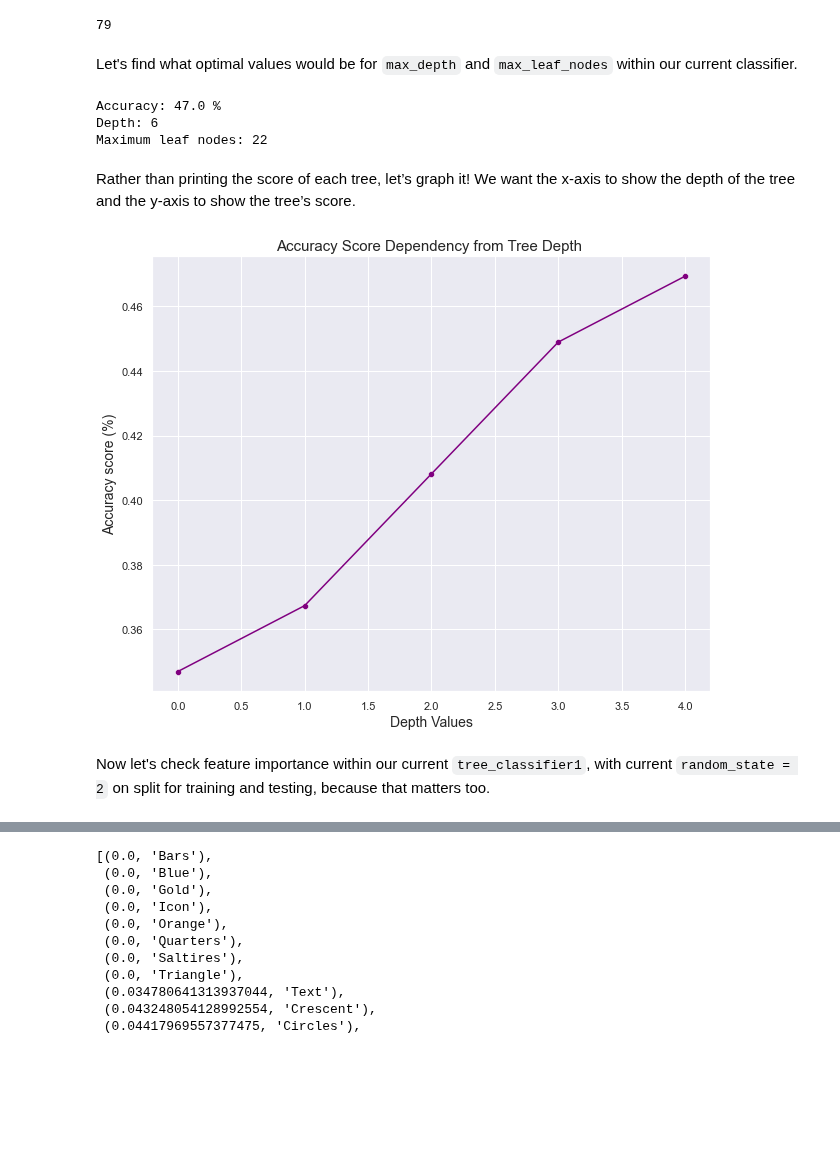
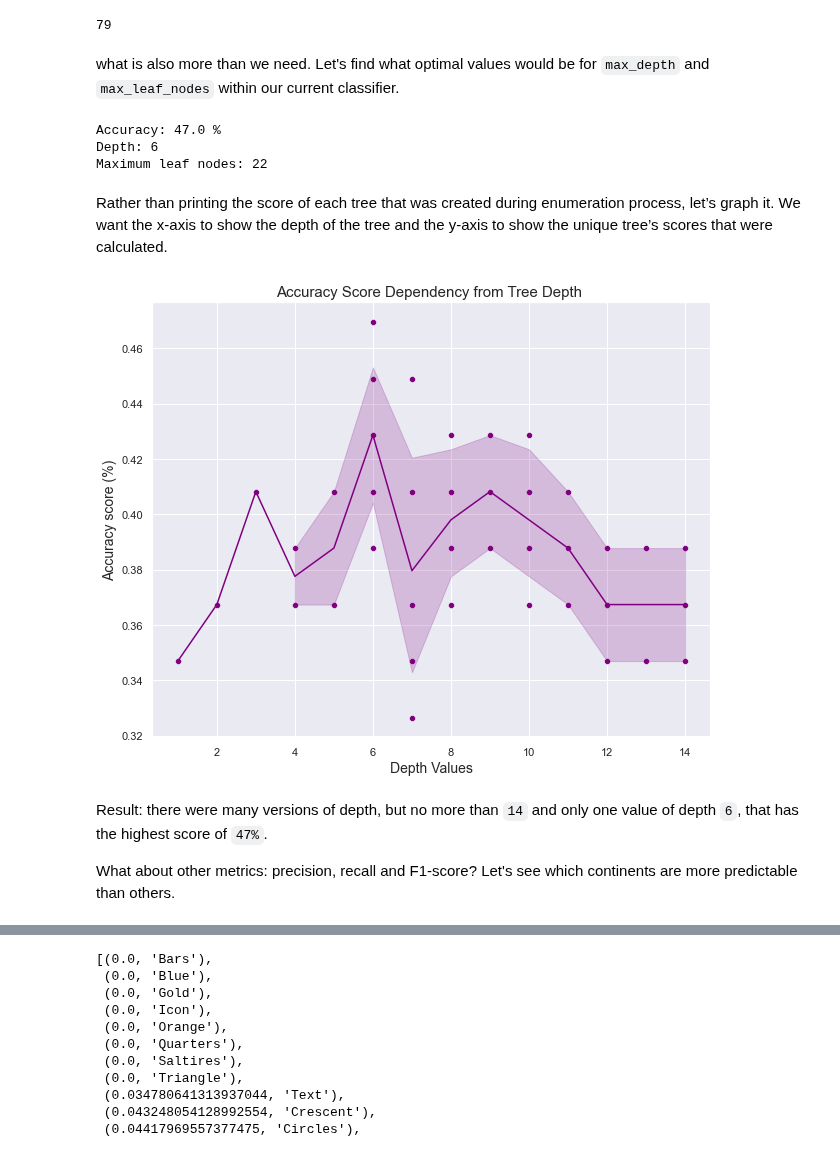
Before and after one commit to jadidaniel/jupyter-notebooks, a Jupyter notebook: ml/supervised_learning/trees/trees_find_flag.ipynb, the cells around one changed output, grey strips where cells are left out. Saved outputs shown, nothing was run; the diff lists cells and outputs as text; code cells hidden in the pictures; blank space fills up the shorter version.

Commit message:
Conclusion for Decision Tree Project

```diff
--- a/ml/supervised_learning/trees/trees_find_flag.ipynb
+++ b/ml/supervised_learning/trees/trees_find_flag.ipynb
@@ -201,7 +228,7 @@ tree_classifier.tree_.n_leaves
 # %% [output]
 79
 # %% [markdown]
-Let's find what optimal values would be for `max_depth` and `max_leaf_nodes` within our current classifier.
+what is also more than we need. Let's find what optimal values would be for `max_depth` and `max_leaf_nodes` within our current classifier.
 # %%
 def best_tree(train_data, train_labels, test_data, test_labels):
     scores = []
@@ -210,12 +237,14 @@ def best_tree(train_data, train_labels, test_data, test_labels):
     best_leaf_nodes = 0
     best_classifier = None
     for current_depth in range(1,21):
-        for current_leaf_nodes in range(2,101):
+        for current_leaf_nodes in range(6,101):
             current_classifier = DecisionTreeClassifier(random_state = 2, max_depth = current_depth, max_leaf_nodes = current_leaf_nodes)
             current_classifier.fit(train_data, train_labels)
             current_score = current_classifier.score(test_data, test_labels)
+            if not (current_score, current_classifier.tree_.max_depth) in scores:
+                scores.append((current_score, current_classifier.tree_.max_depth))
             if best_score < current_score:
-                scores.append(current_score)
+
                 best_score = current_score
                 best_depth = current_depth
                 best_classifier = current_classifier
@@ -231,26 +260,28 @@ Accuracy: 47.0 %
 Depth: 6
 Maximum leaf nodes: 22
 # %% [markdown]
-Rather than printing the score of each tree, let’s graph it! We want the x-axis to show the depth of the tree and the y-axis to show the tree’s score.
+Rather than printing the score of each tree that was created during enumeration process, let’s graph it. We want the x-axis to show the depth of the tree and the y-axis to show the unique tree’s scores that were calculated.
 # %%
-def depth_change(scores):
+def depth_change(scores, color):
     # Prepare figure
     plt.figure(figsize = (10,8))
     sns.set(style='darkgrid')
 
     # Draw plot
-    ax1=sns.scatterplot(x=range(len(scores)), y=scores, color='purple')
-    ax2=sns.lineplot(x=range(len(scores)), y=scores, color='purple')
+    ax1=sns.scatterplot(x=scores[:,1], y=scores[:,0], color=color)
+    ax2=sns.lineplot(x=scores[:,1], y=scores[:,0], color=color)
 
     # Add descriptions
     plt.xlabel('Depth Values', fontsize=14)
     plt.ylabel('Accuracy score (%)', fontsize=14)
     plt.title('Accuracy Score Dependency from Tree Depth ', fontsize=15)
 
     return plt.show()
 
-depth_change(scores1)
+depth_change(np.array(scores1), color='purple')
 # %% [output]
-[figure, old version]
+[figure, new version]
-# %% [markdown]
-Now let's check feature importance within our current `tree_classifier1`, with current `random_state = 2` on split for training and testing, because that matters too.
+# %% [markdown]
+Result: there were many versions of depth, but no more than `14` and only one value of depth `6`, that has the highest score of `47%`.
+
+What about other metrics: precision, recall and F1-score? Let's see which continents are more predictable than others.
```
Also changed, not shown: parts of 50 cells of this notebook, 1 other file.
